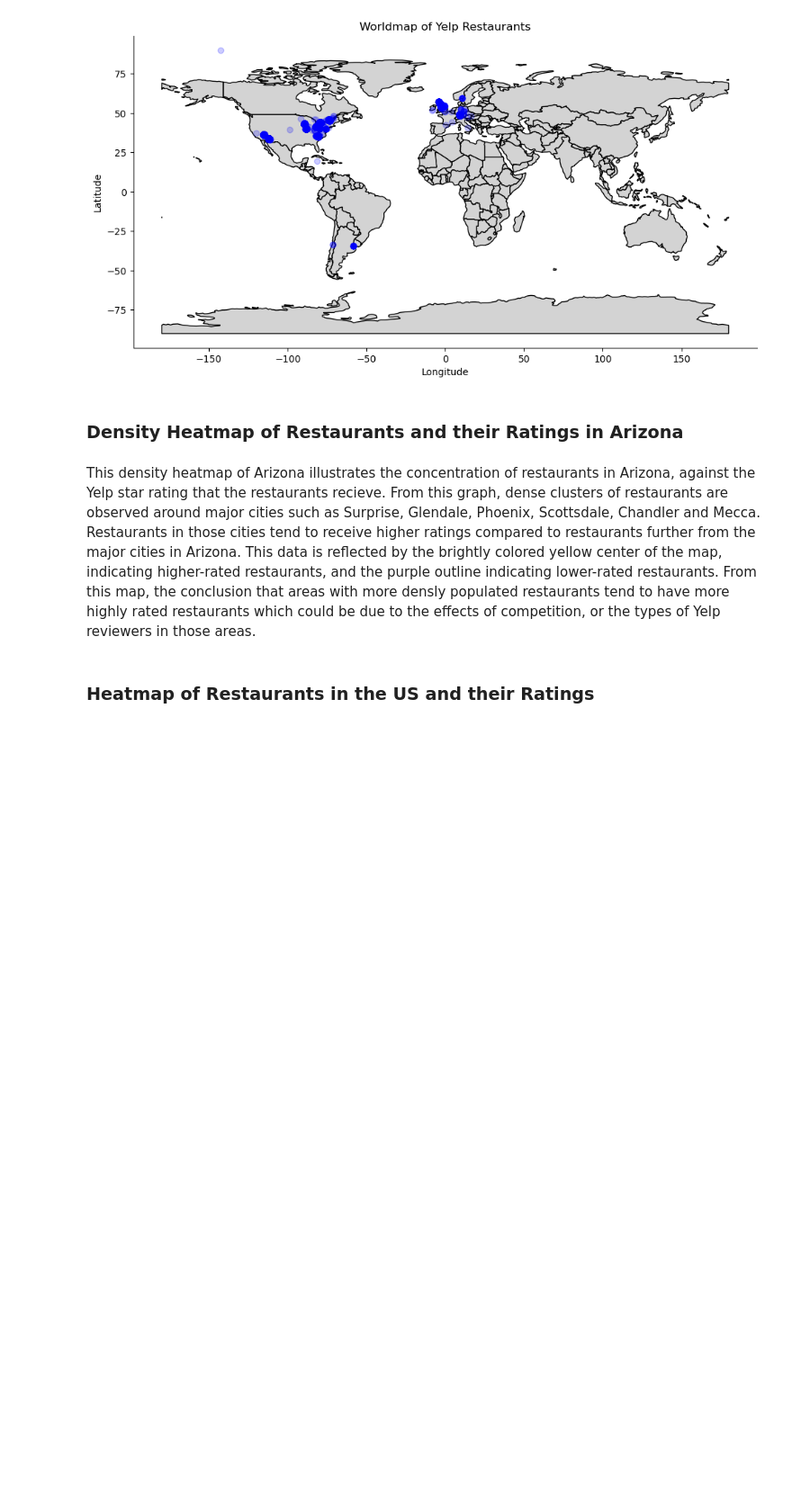
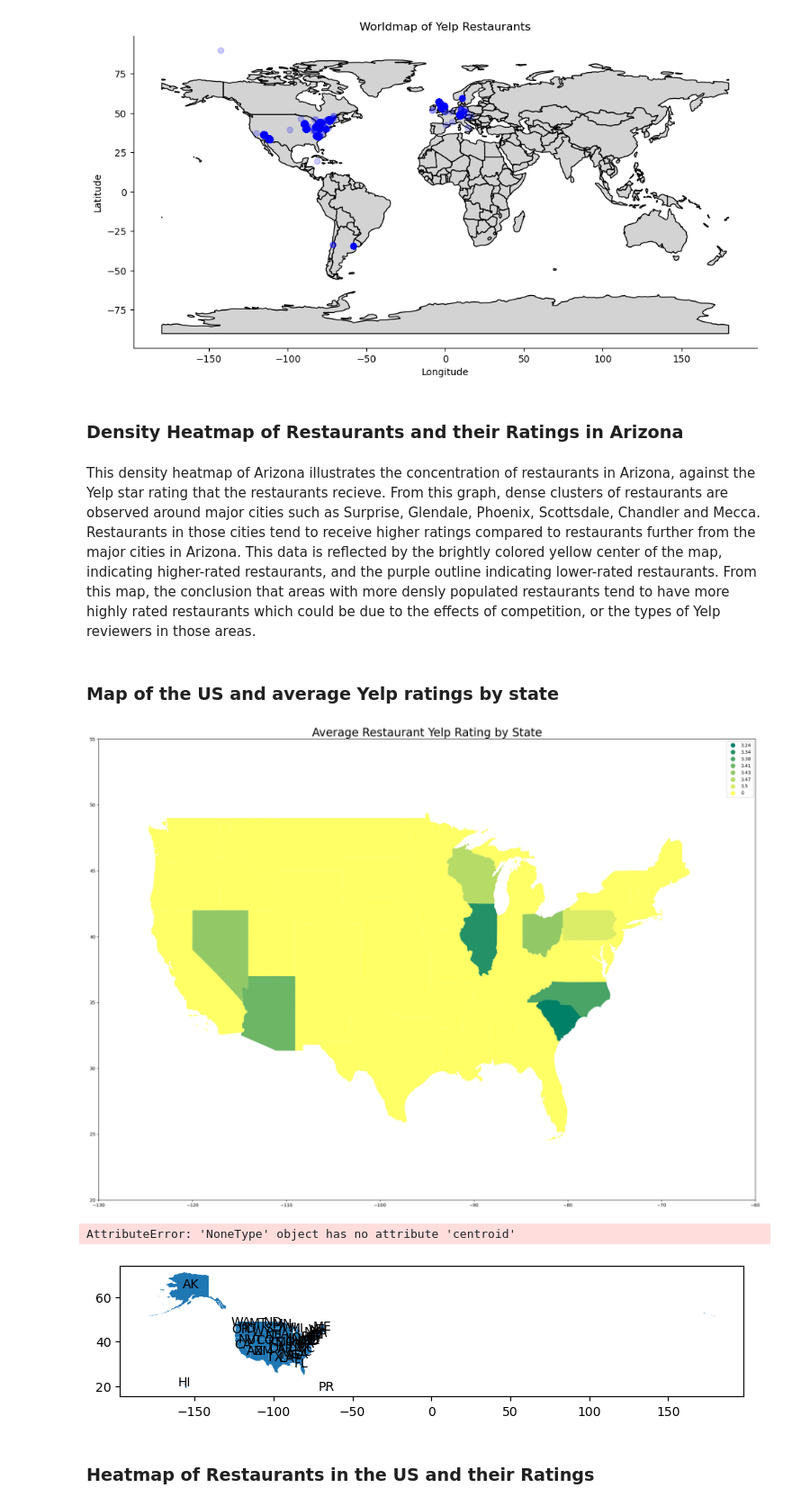
Before and after one commit to vvickychan/yelp-code, a Jupyter notebook: yelp.ipynb, the cells around one changed output. Shown at 90% size. Cells and saved outputs as stored; diff of their text form; code cells hidden in the pictures; blank space fills up the shorter version.

Commit message:
Map for rating and restaurants
Still working on getting state names to show

```diff
--- a/yelp.ipynb
+++ b/yelp.ipynb
@@ -688,6 +689,51 @@ plot = px.density_mapbox(df_arizona, lat='latitude', lon='longitude', z='stars',
 plot
 
 ## make 2 comparing east & west cost
+# %% [markdown]
+### Map of the US and average Yelp ratings by state
+# %%
+ # url of our shape file
+path="/Users/vickychan/Dropbox/Mac/Desktop/yelp-code/cb_2018_us_state_20m"
+us_state_summary_statistic = us_state_summary_statistic.rename(columns={'state': 'STUSPS'})
+
+# retrieving csv files from paths
+geo_usa = gpd.read_file(path+'/cb_2018_us_state_20m.dbf')
+state_data = gpd.read_file('/Users/vickychan/Dropbox/Mac/Desktop/yelp-code/statelatlong.csv')
+state_data = state_data.rename(columns={'State': 'STUSPS'})
+
+# merging the data together
+geo_merge=geo_usa.merge(us_state_summary_statistic,how='outer')
+geo_merge.fillna('0', inplace=True)
+geo_merge = geo_merge.merge(state_data,how='outer')
+
+
+
+# plot USA map
+geo_merge.plot(column='average_stars',figsize=(25, 15),legend=True,cmap='summer')
+
+
+plt.xlim(-130,-60)
+plt.ylim(20,55)
+
+plt.title('Average Restaurant Yelp Rating by State',fontsize=25)
+
+plt.show()
+
+# plot USA map
+# for x, y, label in zip(geo_merge['Latitude'], geo_merge['Longitude'], geo_merge['STUSPS']):
+#     gax.annotate(label, xy=(x,y), xytext=(4,4), textcoords='offset points')
+ax = geo_merge.plot()
+geo_merge.apply(lambda x: ax.annotate(text=x['STUSPS'], xy=x.geometry.centroid.coords[0], ha='center'), axis=1);
+ax
+# plt.xlim(-130,-60)
+# plt.ylim(20,55)
+
+# plt.title('Average Restaurant Yelp Rating by State',fontsize=25)
+# plt.show()
+# %% [output]
+[figure, added]
+AttributeError: 'NoneType' object has no attribute 'centroid'
+[figure, added]
 # %% [markdown]
 ### Heatmap of Restaurants in the US and their Ratings
 # %% [markdown]
```
Also changed, not shown: parts of 4 cells of this notebook, 10 other files.
